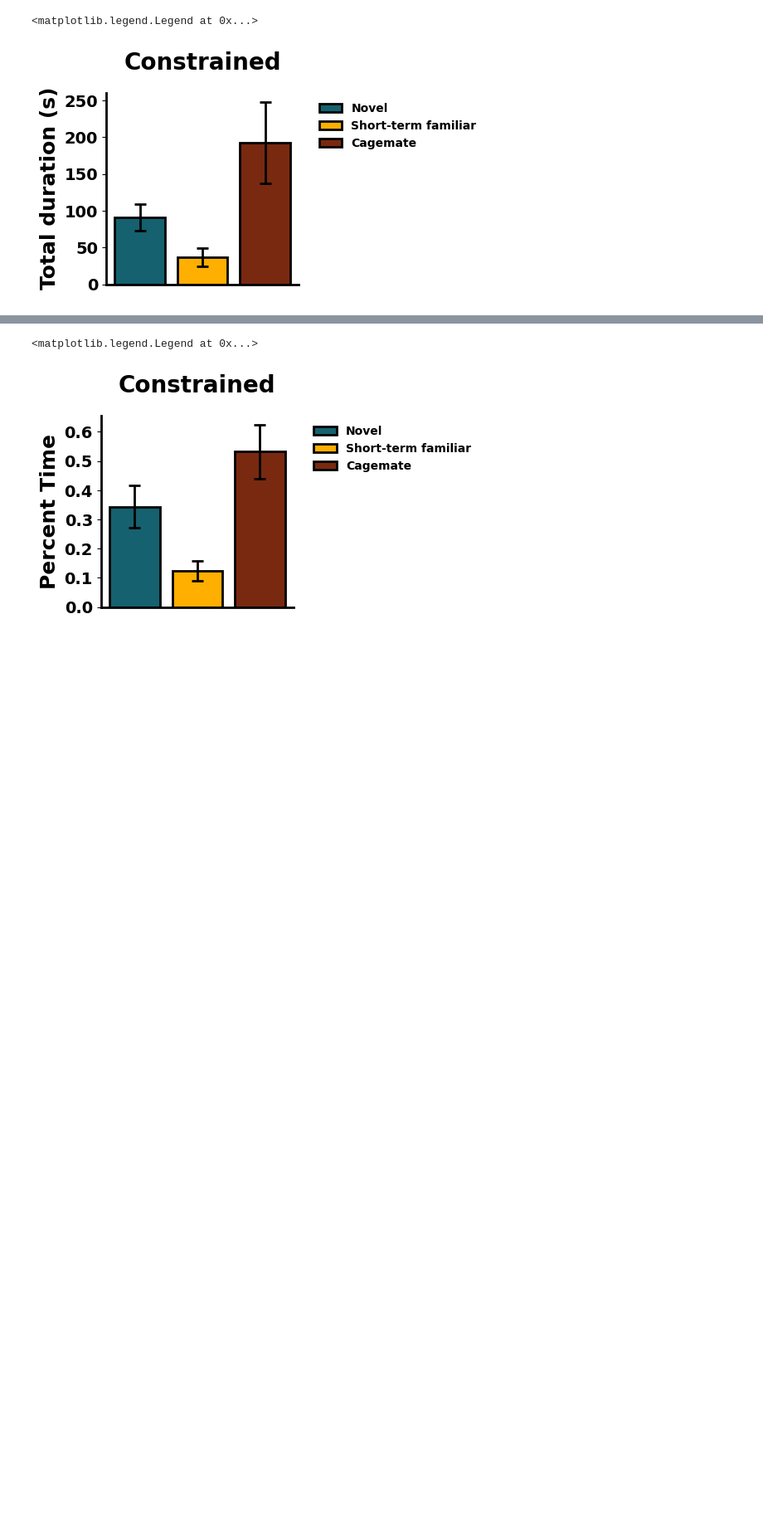
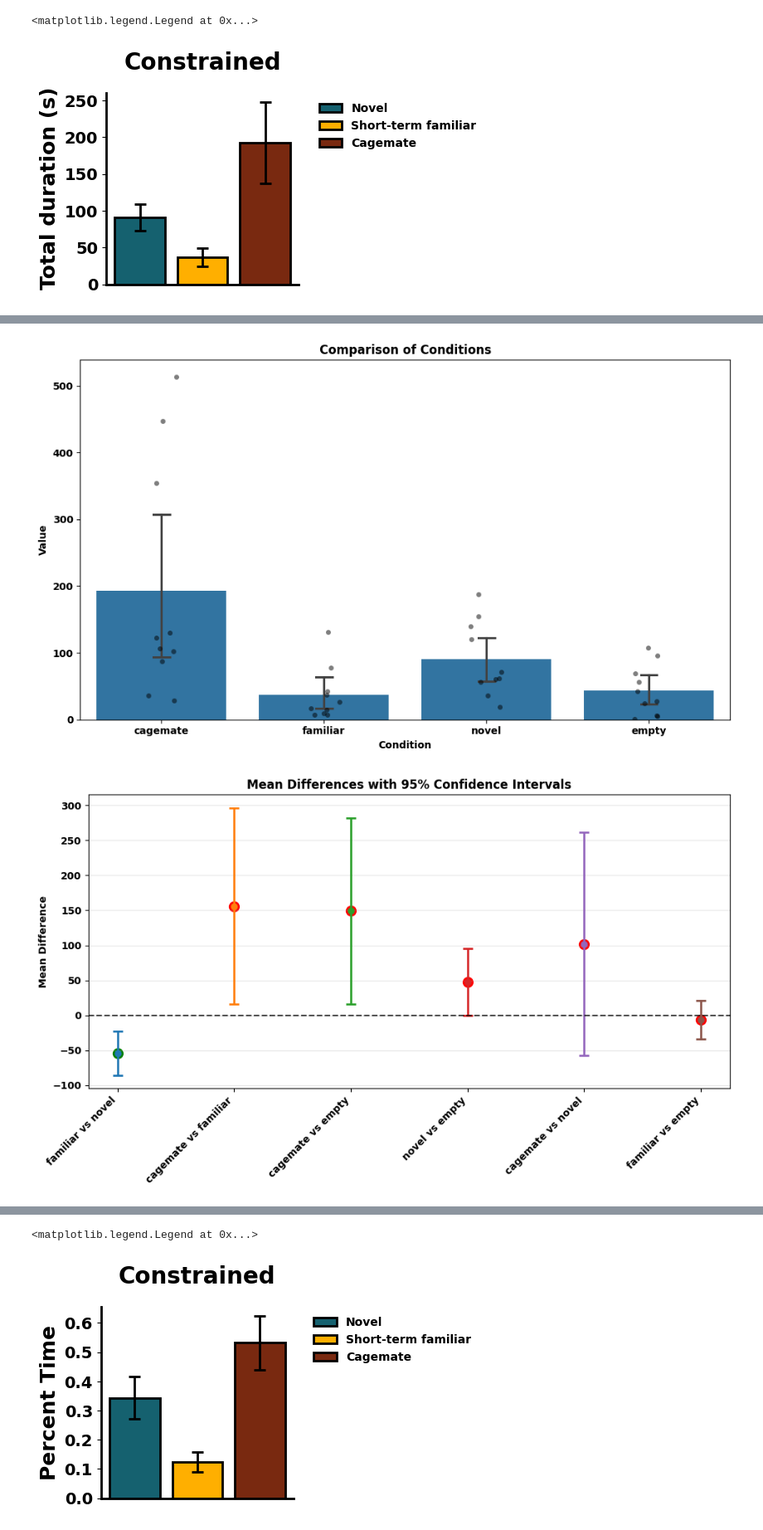
Before and after one commit to padillacoreanolab/diff_fam_social_memory_ephys, a Jupyter notebook: pilot2/cups_phase4/cups_behavior_analysis.ipynb, the cells around one changed output, grey strips where cells are left out. Shown at 83% size. Drawn from its saved outputs; the diff is of its cells as text; code cells hidden in the pictures; blank space fills up the shorter version.

```diff
--- a/pilot2/cups_phase4/cups_behavior_analysis.ipynb
+++ b/pilot2/cups_phase4/cups_behavior_analysis.ipynb
@@ -564,0 +565,10 @@ Paired t-test results with Holm-Bonferroni correction:
+# %%
+preference_long_df = pd.melt(total_time_df, id_vars = ['level_0'],
+                            value_vars = ['cagemate', 'familiar','novel', 'empty'],
+                            var_name = 'condition', value_name = 'time')
+preference_long_df
+raw_df = paired_ttest_with_holm(preference_long_df, ['cagemate', 'familiar','novel', 'empty'], subject_col='level_0', value_col='time')
+raw_df
+# %% [output]
+[figure, added]
+[figure, added]
```
Also changed, not shown: parts of 22 cells of this notebook, 11 other files.
